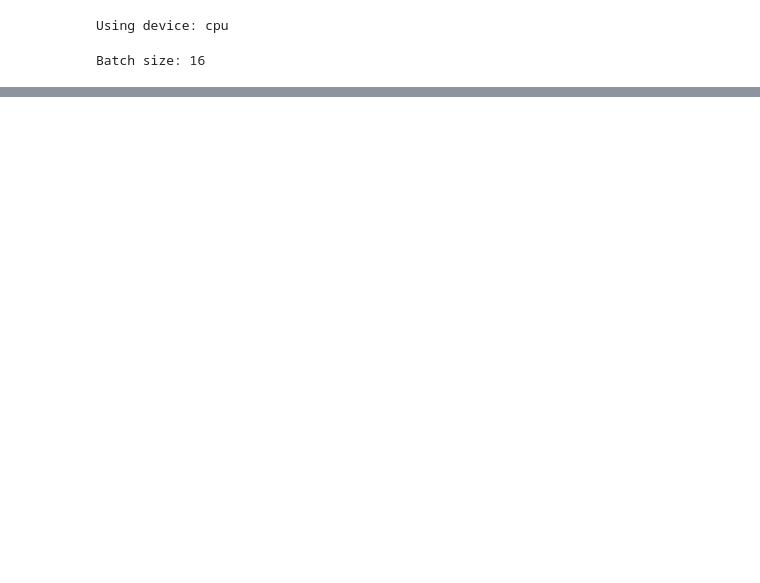
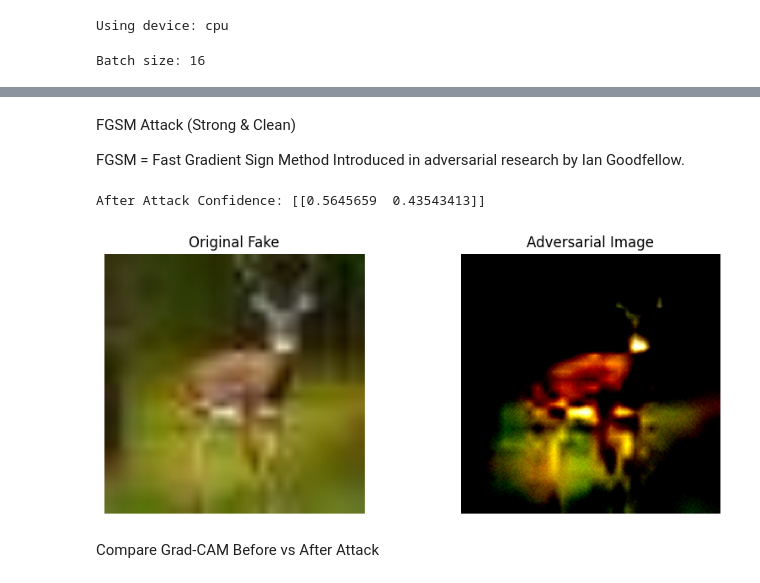
Before and after one commit to kaviya-ns/Deep-Shield, a Jupyter notebook: main.ipynb, the cells around one changed output, grey strips where cells are left out. Cells and saved outputs as stored; diff of their text form; code cells hidden in the pictures; blank space fills up the shorter version.

```diff
--- a/main.ipynb
+++ b/main.ipynb
@@ -231,0 +425,52 @@ Epoch [3/3] Loss: 0.3868 Train Accuracy: 0.8264
+# %% [markdown]
+FGSM Attack (Strong & Clean)
+
+FGSM = Fast Gradient Sign Method
+Introduced in adversarial research by
+Ian Goodfellow.
+# %%
+epsilon = 0.03  # strength of attack
+
+high_conf_fake.requires_grad = True
+
+output = model(high_conf_fake.unsqueeze(0))
+loss = torch.nn.functional.cross_entropy(output, torch.tensor([0]).to(device))
+# We target class 0 (Real) to flip prediction
+
+model.zero_grad()
+loss.backward()
+
+data_grad = high_conf_fake.grad.data
+
+# FGSM formula
+perturbed_image = high_conf_fake + epsilon * data_grad.sign()
+perturbed_image = torch.clamp(perturbed_image, 0, 1)
+
+print("After Attack Confidence:", get_confidence(perturbed_image))
+# %% [output]
+After Attack Confidence: [[0.5645659  0.43543413]]
+# %%
+#Visualize Before vs After
+plt.figure(figsize=(10,4))
+
+# Original image
+plt.subplot(1,2,1)
+orig = high_conf_fake.detach().cpu().permute(1,2,0).numpy()
+orig = (orig - orig.min()) / (orig.max() - orig.min())
+plt.imshow(orig)
+plt.title("Original Fake")
+plt.axis("off")
+
+# Adversarial image
+plt.subplot(1,2,2)
+adv = perturbed_image.detach().cpu().permute(1,2,0).numpy()
+adv = (adv - adv.min()) / (adv.max() - adv.min())
+plt.imshow(adv)
+plt.title("Adversarial Image")
+plt.axis("off")
+
+plt.show()
+# %% [output]
+[figure, added]
+# %% [markdown]
+Compare Grad-CAM Before vs After Attack
```
Also changed, not shown: parts of 29 cells of this notebook.
